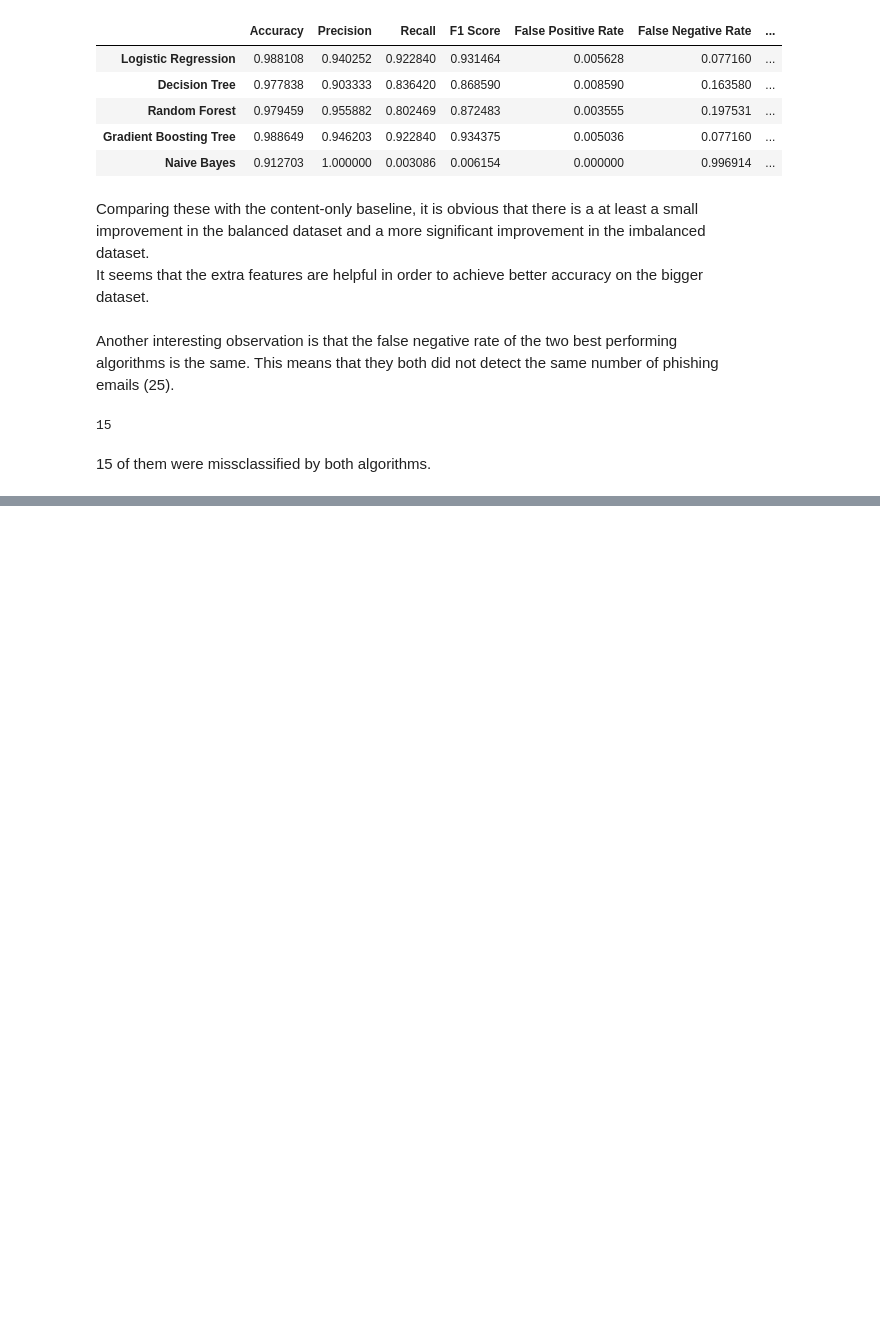
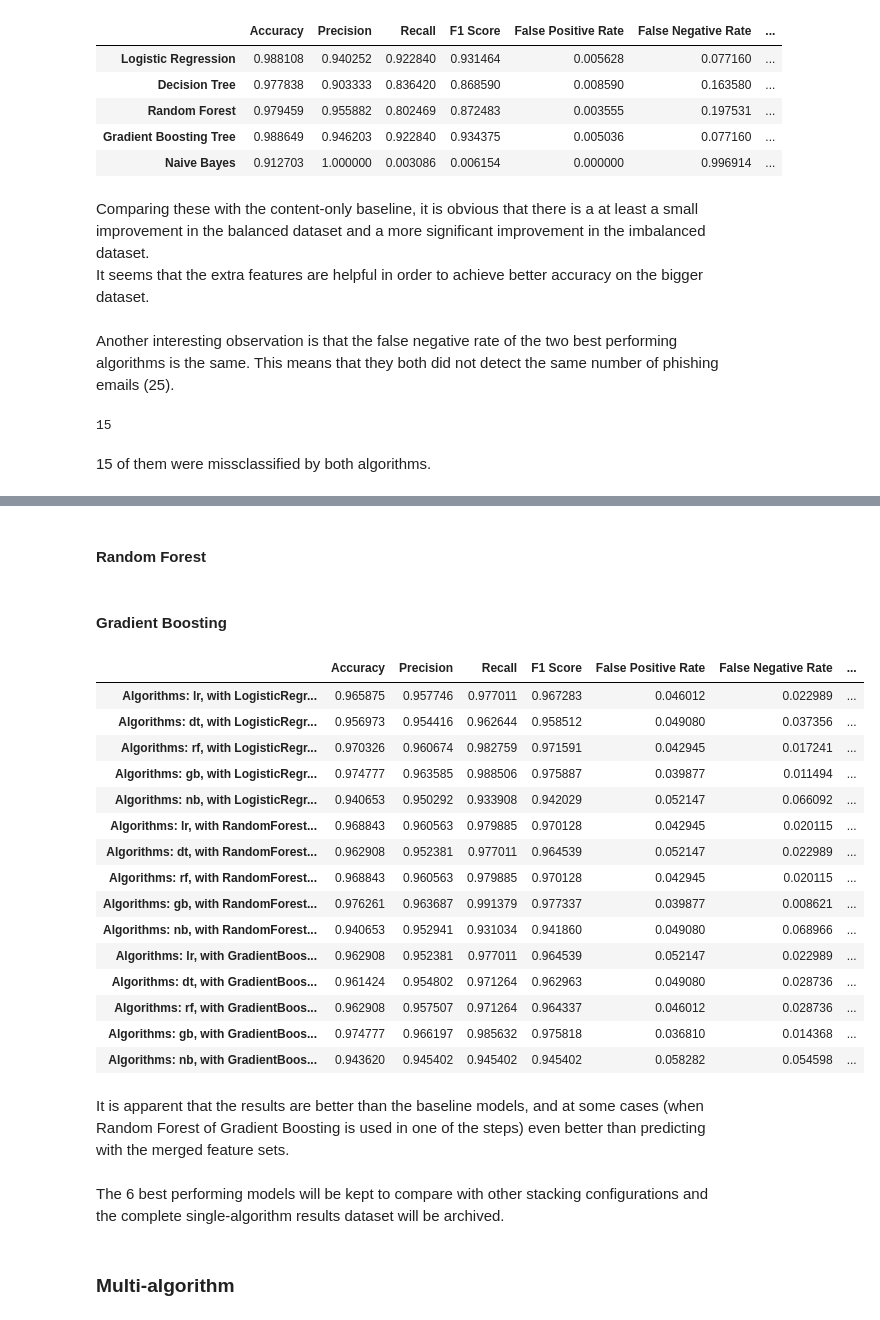
Before and after one commit to liakoyras/thesis-phishing-email-detection, a Jupyter notebook: Style and Content Classification.ipynb, the cells around one changed output, grey strips where cells are left out. Cells and saved outputs as stored; diff of their text form; code cells hidden in the pictures; blank space fills up the shorter version.

Commit message:
Run the stacking experiments for the balanced dataset

```diff
--- a/Style and Content Classification.ipynb
+++ b/Style and Content Classification.ipynb
@@ -178,0 +209,2 @@ lr_dt_predictions[(lr_dt_predictions['True Class'] == True) & ((lr_dt_prediction
+# %%
+results_stacking_balanced_single = pd.DataFrame()
@@ -178,0 +233,67 @@ lr_dt_predictions[(lr_dt_predictions['True Class'] == True) & ((lr_dt_prediction
+# %% [markdown]
+#### Random Forest
+# %%
+stacked_clf = ml.train_stacked_models(stacking_models_balanced, train_feature_sets_balanced, style_train_balanced['target'], final_classifier=rf, exclude_models=['dt', 'rf', 'gb', 'nb'])
+stacked_preds = ml.test_stacked_models(stacking_models_balanced, test_feature_sets_balanced, style_test_balanced['target'], stacked_clf, exclude_models=['dt', 'rf', 'gb', 'nb'])
+results_stacking_balanced_single = pd.concat([results_stacking_balanced_single, stacked_preds['results']])
+
+stacked_clf = ml.train_stacked_models(stacking_models_balanced, train_feature_sets_balanced, style_train_balanced['target'], final_classifier=rf, exclude_models=['lr', 'rf', 'gb', 'nb'])
+stacked_preds = ml.test_stacked_models(stacking_models_balanced, test_feature_sets_balanced, style_test_balanced['target'], stacked_clf, exclude_models=['lr', 'rf', 'gb', 'nb'])
+results_stacking_balanced_single = pd.concat([results_stacking_balanced_single, stacked_preds['results']])
+
+stacked_clf = ml.train_stacked_models(stacking_models_balanced, train_feature_sets_balanced, style_train_balanced['target'], final_classifier=rf, exclude_models=['lr', 'dt', 'gb', 'nb'])
+stacked_preds = ml.test_stacked_models(stacking_models_balanced, test_feature_sets_balanced, style_test_balanced['target'], stacked_clf, exclude_models=['lr', 'dt', 'gb', 'nb'])
+results_stacking_balanced_single = pd.concat([results_stacking_balanced_single, stacked_preds['results']])
+
+stacked_clf = ml.train_stacked_models(stacking_models_balanced, train_feature_sets_balanced, style_train_balanced['target'], final_classifier=rf, exclude_models=['lr', 'dt', 'rf', 'nb'])
+stacked_preds = ml.test_stacked_models(stacking_models_balanced, test_feature_sets_balanced, style_test_balanced['target'], stacked_clf, exclude_models=['lr', 'dt', 'rf', 'nb'])
+results_stacking_balanced_single = pd.concat([results_stacking_balanced_single, stacked_preds['results']])
+
+stacked_clf = ml.train_stacked_models(stacking_models_balanced, train_feature_sets_balanced, style_train_balanced['target'], final_classifier=rf, exclude_models=['lr', 'dt', 'rf', 'gb'])
+stacked_preds = ml.test_stacked_models(stacking_models_balanced, test_feature_sets_balanced, style_test_balanced['target'], stacked_clf, exclude_models=['lr', 'dt', 'rf', 'gb'])
+results_stacking_balanced_single = pd.concat([results_stacking_balanced_single, stacked_preds['results']])
+# %% [markdown]
+#### Gradient Boosting
+# %%
+stacked_clf = ml.train_stacked_models(stacking_models_balanced, train_feature_sets_balanced, style_train_balanced['target'], final_classifier=gb, exclude_models=['dt', 'rf', 'gb', 'nb'])
+stacked_preds = ml.test_stacked_models(stacking_models_balanced, test_feature_sets_balanced, style_test_balanced['target'], stacked_clf, exclude_models=['dt', 'rf', 'gb', 'nb'])
+results_stacking_balanced_single = pd.concat([results_stacking_balanced_single, stacked_preds['results']])
+
+stacked_clf = ml.train_stacked_models(stacking_models_balanced, train_feature_sets_balanced, style_train_balanced['target'], final_classifier=gb, exclude_models=['lr', 'rf', 'gb', 'nb'])
+stacked_preds = ml.test_stacked_models(stacking_models_balanced, test_feature_sets_balanced, style_test_balanced['target'], stacked_clf, exclude_models=['lr', 'rf', 'gb', 'nb'])
+results_stacking_balanced_single = pd.concat([results_stacking_balanced_single, stacked_preds['results']])
+
+stacked_clf = ml.train_stacked_models(stacking_models_balanced, train_feature_sets_balanced, style_train_balanced['target'], final_classifier=gb, exclude_models=['lr', 'dt', 'gb', 'nb'])
+stacked_preds = ml.test_stacked_models(stacking_models_balanced, test_feature_sets_balanced, style_test_balanced['target'], stacked_clf, exclude_models=['lr', 'dt', 'gb', 'nb'])
+results_stacking_balanced_single = pd.concat([results_stacking_balanced_single, stacked_preds['results']])
+
+stacked_clf = ml.train_stacked_models(stacking_models_balanced, train_feature_sets_balanced, style_train_balanced['target'], final_classifier=gb, exclude_models=['lr', 'dt', 'rf', 'nb'])
+stacked_preds = ml.test_stacked_models(stacking_models_balanced, test_feature_sets_balanced, style_test_balanced['target'], stacked_clf, exclude_models=['lr', 'dt', 'rf', 'nb'])
+results_stacking_balanced_single = pd.concat([results_stacking_balanced_single, stacked_preds['results']])
+
+stacked_clf = ml.train_stacked_models(stacking_models_balanced, train_feature_sets_balanced, style_train_balanced['target'], final_classifier=gb, exclude_models=['lr', 'dt', 'rf', 'gb'])
+stacked_preds = ml.test_stacked_models(stacking_models_balanced, test_feature_sets_balanced, style_test_balanced['target'], stacked_clf, exclude_models=['lr', 'dt', 'rf', 'gb'])
+results_stacking_balanced_single = pd.concat([results_stacking_balanced_single, stacked_preds['results']])
+# %%
+results_stacking_balanced_single
+# %% [output]
+|  | Accuracy | Precision | Recall | F1 Score | False Positive Rate | False Negative Rate | ... |
+| Algorithms: lr, with LogisticRegr... | 0.965875 | 0.957746 | 0.977011 | 0.967283 | 0.046012 | 0.022989 | ... |
+| Algorithms: dt, with LogisticRegr... | 0.956973 | 0.954416 | 0.962644 | 0.958512 | 0.049080 | 0.037356 | ... |
+| Algorithms: rf, with LogisticRegr... | 0.970326 | 0.960674 | 0.982759 | 0.971591 | 0.042945 | 0.017241 | ... |
+| Algorithms: gb, with LogisticRegr... | 0.974777 | 0.963585 | 0.988506 | 0.975887 | 0.039877 | 0.011494 | ... |
+| Algorithms: nb, with LogisticRegr... | 0.940653 | 0.950292 | 0.933908 | 0.942029 | 0.052147 | 0.066092 | ... |
+| Algorithms: lr, with RandomForest... | 0.968843 | 0.960563 | 0.979885 | 0.970128 | 0.042945 | 0.020115 | ... |
+| Algorithms: dt, with RandomForest... | 0.962908 | 0.952381 | 0.977011 | 0.964539 | 0.052147 | 0.022989 | ... |
+| Algorithms: rf, with RandomForest... | 0.968843 | 0.960563 | 0.979885 | 0.970128 | 0.042945 | 0.020115 | ... |
+| Algorithms: gb, with RandomForest... | 0.976261 | 0.963687 | 0.991379 | 0.977337 | 0.039877 | 0.008621 | ... |
+| Algorithms: nb, with RandomForest... | 0.940653 | 0.952941 | 0.931034 | 0.941860 | 0.049080 | 0.068966 | ... |
+| Algorithms: lr, with GradientBoos... | 0.962908 | 0.952381 | 0.977011 | 0.964539 | 0.052147 | 0.022989 | ... |
+| Algorithms: dt, with GradientBoos... | 0.961424 | 0.954802 | 0.971264 | 0.962963 | 0.049080 | 0.028736 | ... |
+| Algorithms: rf, with GradientBoos... | 0.962908 | 0.957507 | 0.971264 | 0.964337 | 0.046012 | 0.028736 | ... |
+| Algorithms: gb, with GradientBoos... | 0.974777 | 0.966197 | 0.985632 | 0.975818 | 0.036810 | 0.014368 | ... |
+| Algorithms: nb, with GradientBoos... | 0.943620 | 0.945402 | 0.945402 | 0.945402 | 0.058282 | 0.054598 | ... |
+# %% [markdown]
+It is apparent that the results are better than the baseline models, and at some cases (when Random Forest of Gradient Boosting is used in one of the steps) even better than predicting with the merged feature sets.
+# %% [markdown]
+The 6 best performing models will be kept to compare with other stacking configurations and the complete single-algorithm results dataset will be archived.
@@ -178,0 +304,2 @@ lr_dt_predictions[(lr_dt_predictions['True Class'] == True) & ((lr_dt_prediction
+# %% [markdown]
+### Multi-algorithm
```
Also changed, not shown: parts of 56 cells of this notebook.
